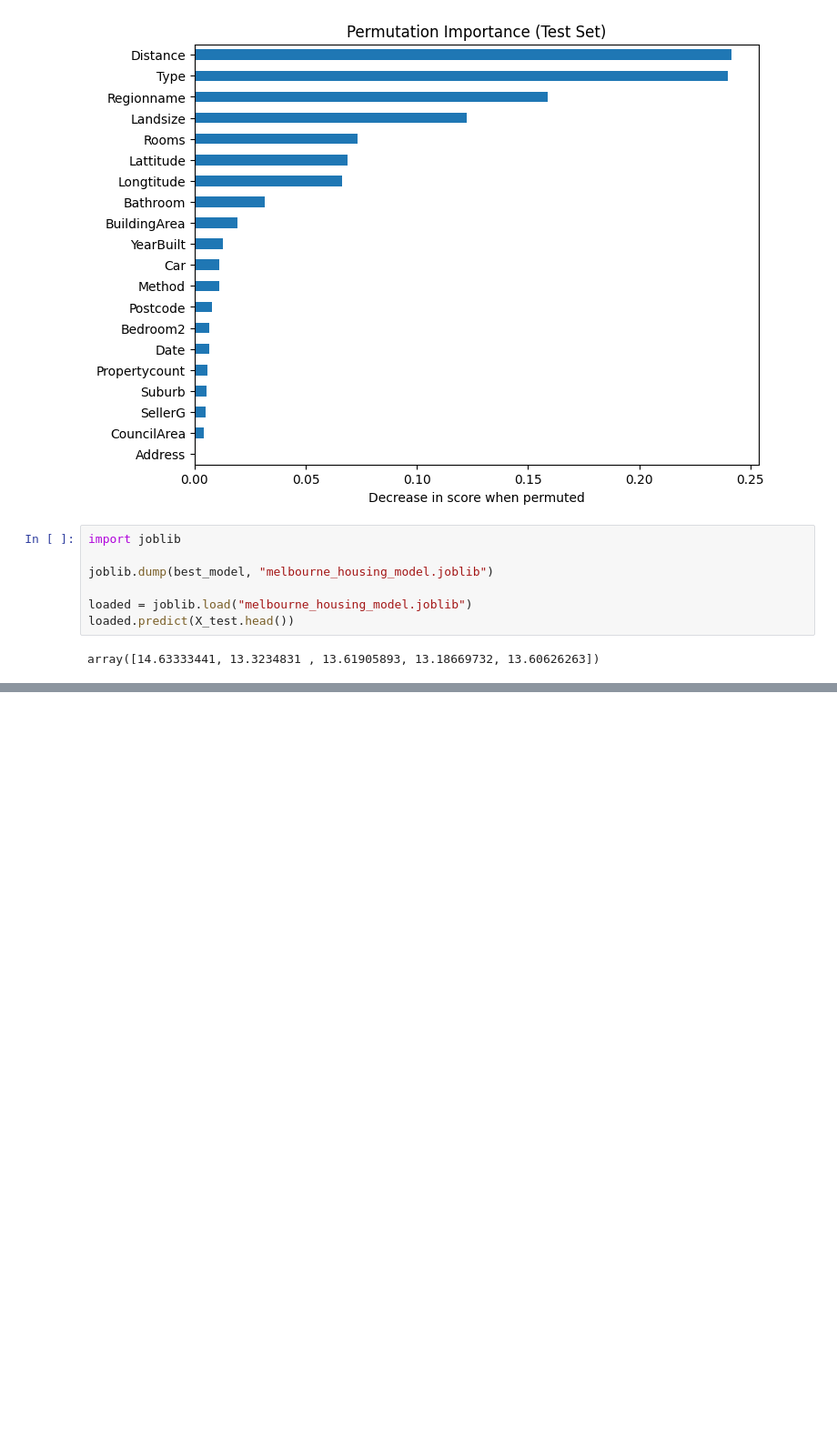
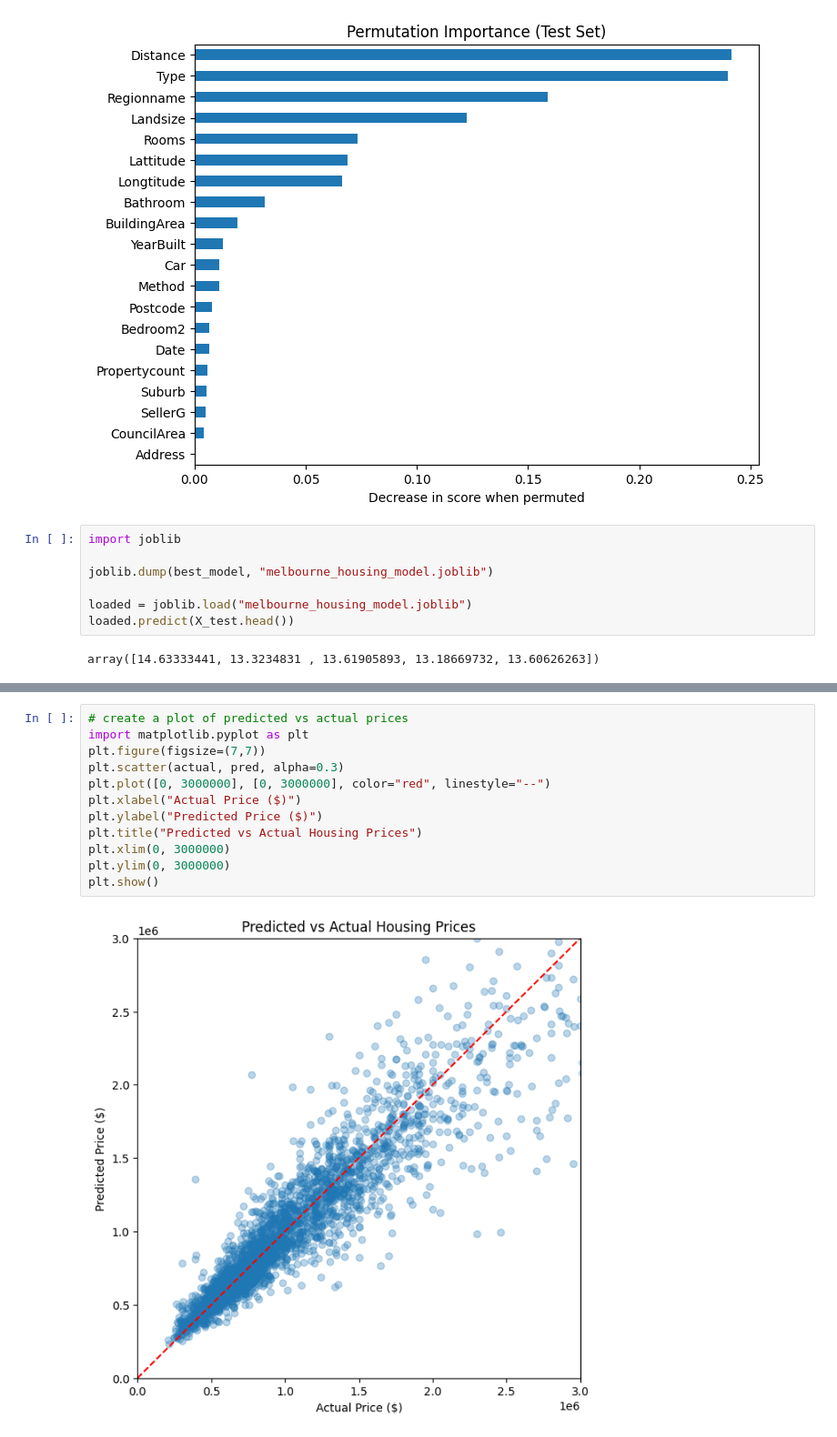
Before and after one commit to brash99/Kaggle, a Jupyter notebook: melb_housing_cross_validation.ipynb, the cells around one changed output, grey strips where cells are left out. Shown at 91% size. Cells and saved outputs as stored; diff of their text form; blank space fills up the shorter version.

```diff
--- a/melb_housing_cross_validation.ipynb
+++ b/melb_housing_cross_validation.ipynb
@@ -491,0 +529,14 @@ array([14.63333441, 13.3234831 , 13.61905893, 13.18669732, 13.60626263])
+# %%
+# create a plot of predicted vs actual prices
+import matplotlib.pyplot as plt
+plt.figure(figsize=(7,7))
+plt.scatter(actual, pred, alpha=0.3)
+plt.plot([0, 3000000], [0, 3000000], color="red", linestyle="--")
+plt.xlabel("Actual Price ($)")
+plt.ylabel("Predicted Price ($)")
+plt.title("Predicted vs Actual Housing Prices")
+plt.xlim(0, 3000000)
+plt.ylim(0, 3000000)
+plt.show()
+# %% [output]
+[figure, added]
```
Also changed, not shown: parts of 3 cells of this notebook.
